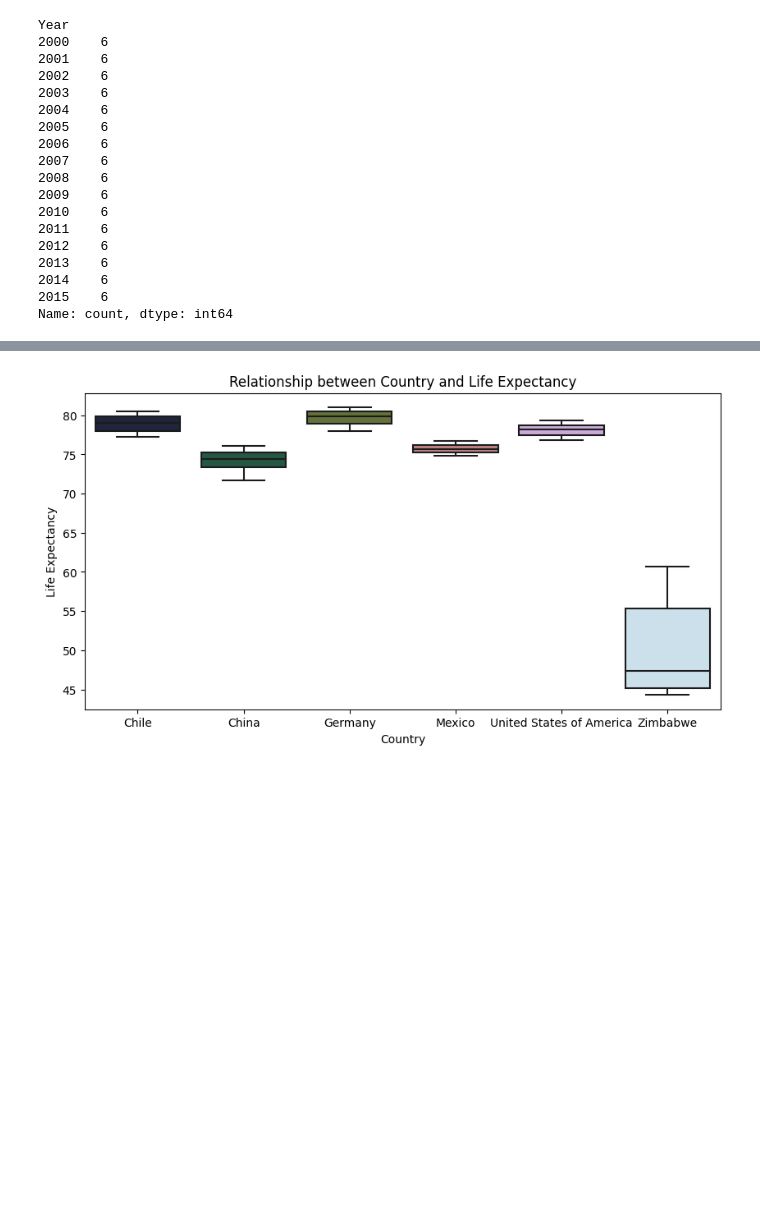
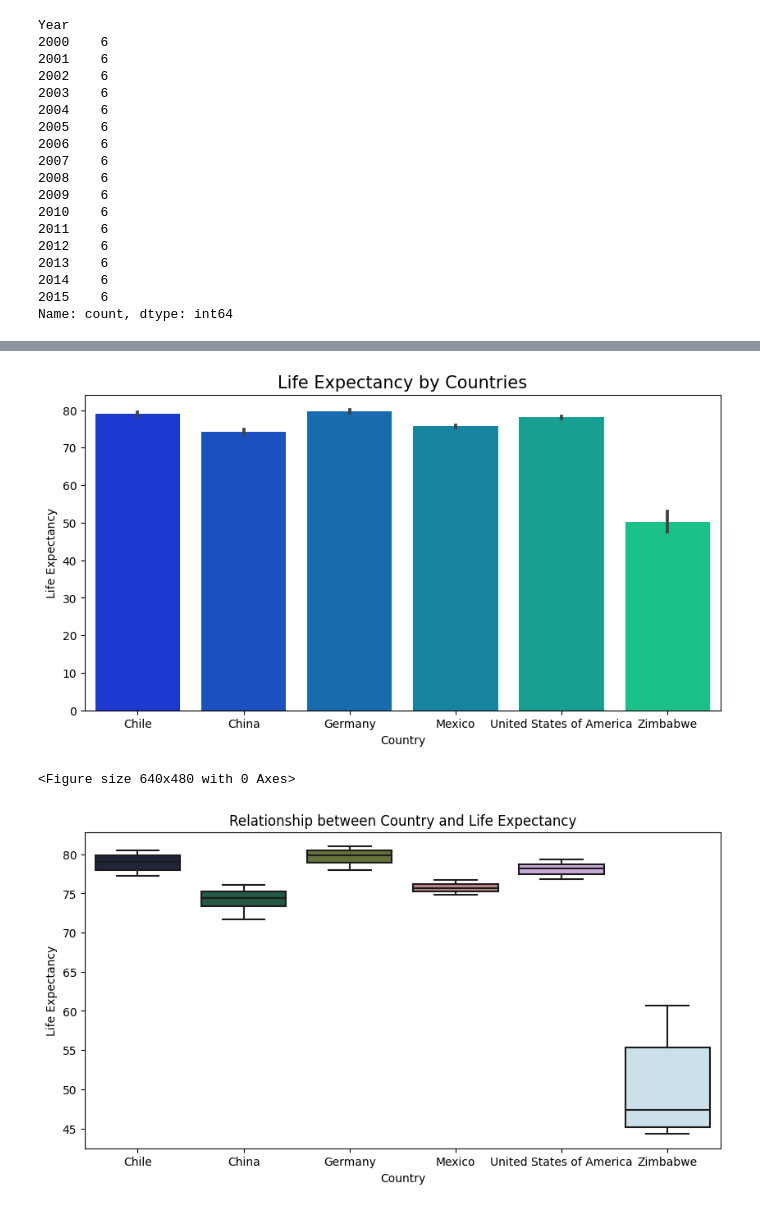
Before and after one commit to chikeibezim/life-expectancy-and-gdp, a Jupyter notebook: Life-Expectancy-and-GDP-Starter/life_expectancy_gdp.ipynb, the cells around one changed output, grey strips where cells are left out. Drawn from its saved outputs; the diff is of its cells as text; code cells hidden in the pictures; blank space fills up the shorter version.

```diff
--- a/Life-Expectancy-and-GDP-Starter/life_expectancy_gdp.ipynb
+++ b/Life-Expectancy-and-GDP-Starter/life_expectancy_gdp.ipynb
@@ -105 +117,12 @@ Name: count, dtype: int64
+# %%
+# Life Expectancy
+
+plt.figure(figsize=(10,5))
+sns.barplot(x="Country", y="Life Expectancy", data=who_data, palette="winter")
+plt.title("Life Expectancy by Countries", fontdict={"fontsize": 15})
+plt.show()
+plt.clf()
+# %% [output]
+[figure, added]
+<Figure size 640x480 with 0 Axes>
 # %%
```
Also changed, not shown: parts of 5 cells of this notebook.
